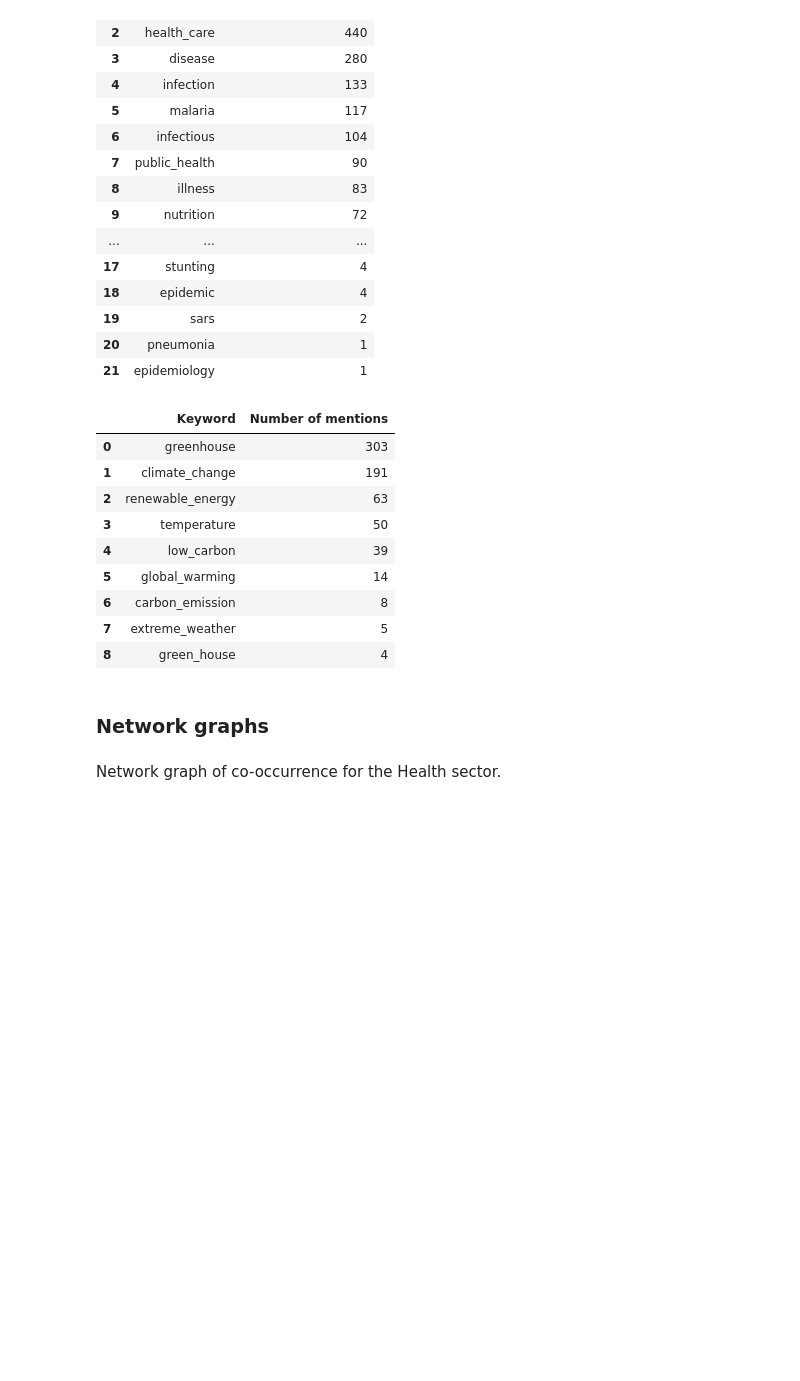
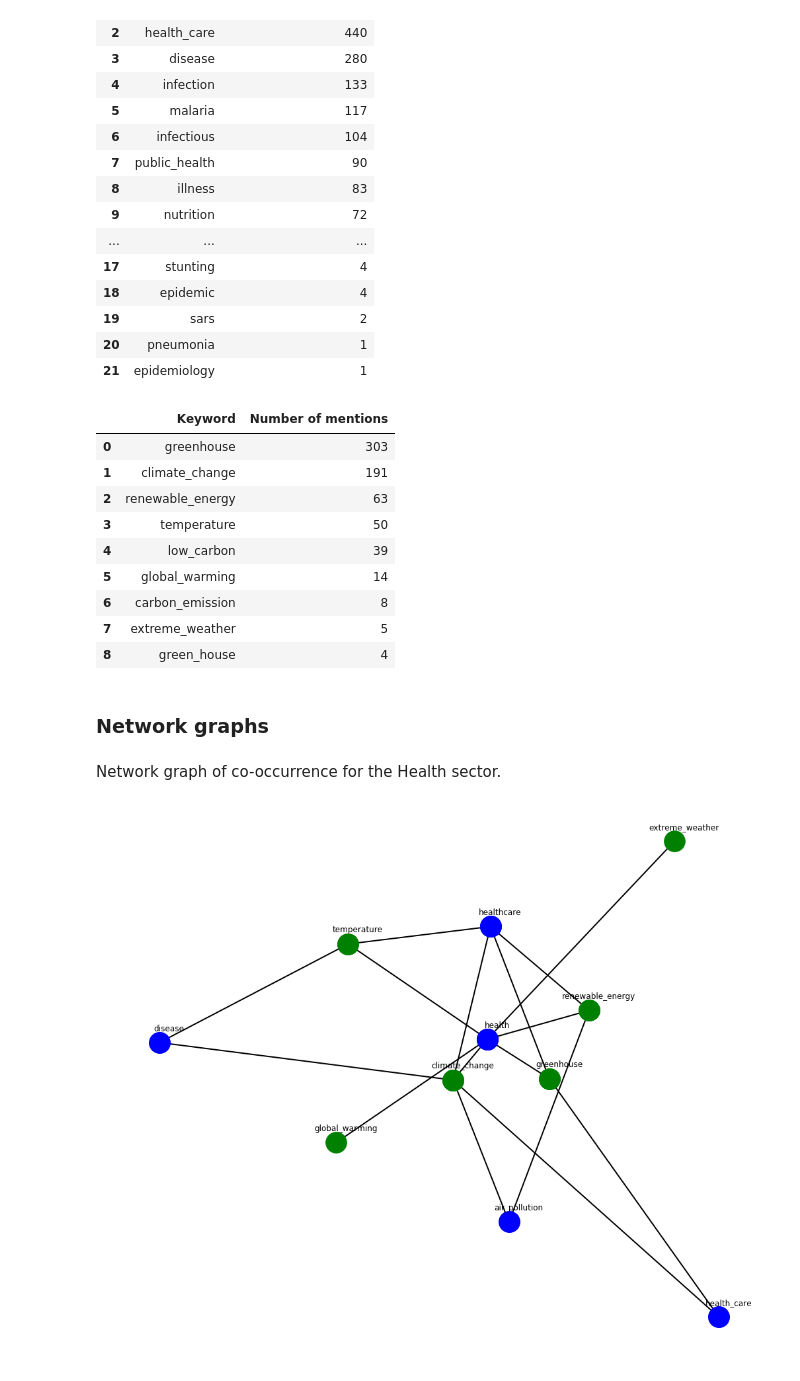
Before and after one commit to sjankin/lancet, a Jupyter notebook: notebooks/Global_Compact_Analysis-2018B.ipynb, the cells around one changed output. Saved outputs shown, nothing was run; the diff lists cells and outputs as text; code cells hidden in the pictures; blank space fills up the shorter version.

```diff
--- a/notebooks/Global_Compact_Analysis-2018B.ipynb
+++ b/notebooks/Global_Compact_Analysis-2018B.ipynb
@@ -730,6 +851,9 @@ hces_count_health_keywords = {}
 hces_health_contexts = []
 hces_count_climate_keywords = {}
 hces_climate_contexts = []
+hces_intersection_contexts = []
+
+hces_cooccurrence_matrix = {}
 
 for pdf in dict_selected_pdfs_sector.keys():
     filenametxt = txts_folder + filenameregex.search(pdf)[0] + ".txt"
@@ -769,6 +893,22 @@ for pdf in dict_selected_pdfs_sector.keys():
             climate_contexts.append(context)
             hces_count_climate_keywords[word] = hces_count_climate_keywords.get(word, 0) + 1
             hces_climate_contexts.extend(context)
+
+    total_hces_health_mentions = len(health_contexts)
+
+    total_hces_climate_mentions = len(climate_contexts)
+
+    total_intersection_mentions = 0
+    for i in range(0, len(health_contexts)):
+        mention = health_contexts[i]
+        hword = health_words[i]
+        if hword not in hces_cooccurrence_matrix.keys():
+            hces_cooccurrence_matrix[hword] = {}
+        for cword in climate_dict:
+            if cword in mention:
+                total_intersection_mentions += 1
+                hces_intersection_contexts.extend(mention)
+                hces_cooccurrence_matrix[hword][cword] = cooccurrence_matrix[hword].get(cword, 0) + 1
 # %% [output]
 Loading ../data/cops/txts/Tana_Netting_CSR_Report_2010.pdf?1303879734.txt
 Loading ../data/cops/txts/WDH_UNGC_COP_2011.pdf?1305122127.txt
@@ -826,3 +966,39 @@ df_hces_climate_keywords
 ### Network graphs
 # %% [markdown]
 Network graph of co-occurrence for the Health sector.
+# %%
+import matplotlib.pyplot as plt
+import networkx as nx
+import numpy as np
+
+G = nx.Graph()
+
+health_nodes = []
+climate_nodes = []
+
+for word1 in hces_cooccurrence_matrix.keys():
+    for word2 in hces_cooccurrence_matrix[word1].keys():
+        if hces_cooccurrence_matrix[word1][word2] >= language_ref[focus_language]['min_coocurrence']:
+            G.add_edge(word1, word2, weight=hces_cooccurrence_matrix[word1][word2])
+            health_nodes.append(word1)
+            climate_nodes.append(word2)
+
+plt.figure(figsize=(17,15))
+
+pos = nx.spring_layout(G)
+
+pos_attrs = {}
+for node, coords in pos.items():
+    pos_attrs[node] = (coords[0] + 0.03, coords[1] + 0.05)
+
+nx.draw_networkx_nodes(G, pos, nodelist=health_nodes, node_size=1000, node_color='b')
+nx.draw_networkx_nodes(G, pos, nodelist=climate_nodes, node_size=1000, node_color='g')
+nx.draw_networkx_edges(G, pos, edgelist=G.edges(data=True), width=2)
+nx.draw_networkx_labels(G, pos_attrs, font_size=12, font_family='sans-serif')
+#edge_labels = nx.get_edge_attributes(G,'weight')
+#nx.draw_networkx_edge_labels(G, pos, edge_labels=edge_labels, font_size=10, font_family='sans-serif')
+
+plt.axis('off')
+plt.show()
+# %% [output]
+[figure, added]
```
Also changed, not shown: parts of 21 cells of this notebook.
